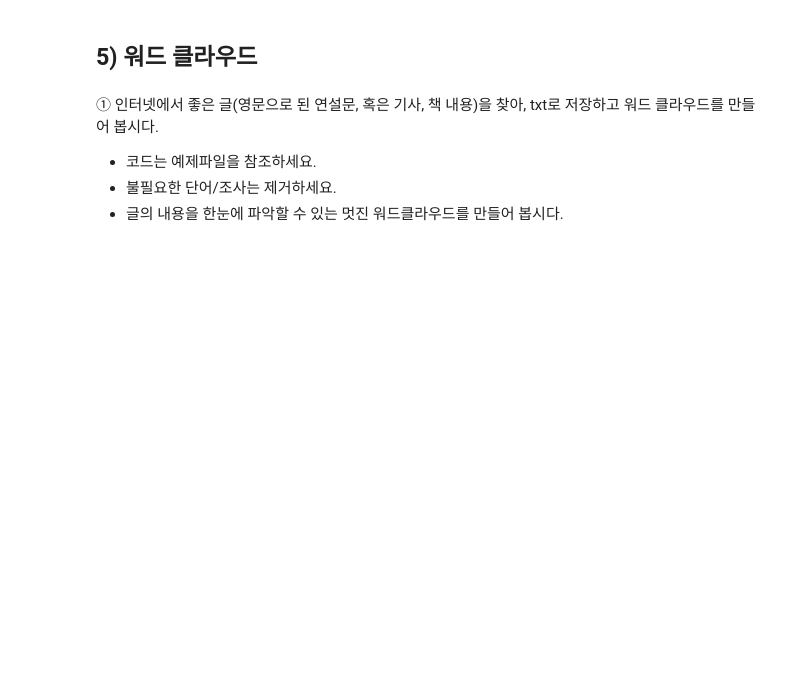
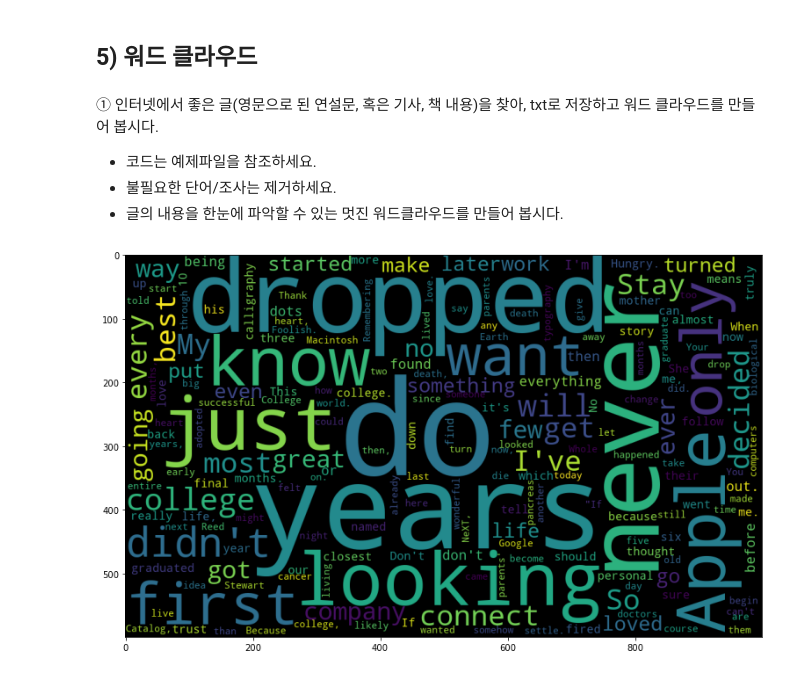
Before and after one commit to zzzanswns/KT-21-12-23, a Jupyter notebook: 14과 [실습] 파일 다루기.ipynb, the cells around one changed output. Cells and saved outputs as stored; diff of their text form; code cells hidden in the pictures; blank space fills up the shorter version.

```diff
--- a/14과 [실습] 파일 다루기.ipynb
+++ b/14과 [실습] 파일 다루기.ipynb
@@ -106,3 +106,30 @@ f.close()
 * 코드는 예제파일을 참조하세요.
 * 불필요한 단어/조사는 제거하세요.
 * 글의 내용을 한눈에 파악할 수 있는 멋진 워드클라우드를 만들어 봅시다.
+# %%
+# ① 파일을 읽어서 단어 단위로 쪼갭니다.
+# 먼저 텍스트 파일을 읽고.
+file = open('Commencement Address at Stanford University.txt', "r", encoding='UTF8')
+text = file.read()
+file.close()
+
+# 텍스트들을 단어 단위로 잘라 리스트에 담습니다.
+wordList = text.split()
+# %%
+# ② 단어별 빈도수를 계산하여 저장합니다.(여기서는 딕셔너리에 저장)
+
+# Unique word 저장 : set으로 변환하는 이유는 중복된 값을 없애주기 때문.
+worduniq = set(wordList)
+
+# 단어와 빈도수를 담을 빈 딕셔너리 공간.
+wordCount = {}
+
+# 단어별로 갯수를 count 해서 딕셔너리에 저장.
+for w in worduniq:
+    wordCount[w] = wordList.count(w)
+
+# 조사들은 제외합시다.
+del_word = ['the','a','is','of','on','that','this','and','be']
+for w in del_word :
+    if w in wordCount :
+        del wordCount[w]
@@ -108,0 +146,11 @@ f.close()
+# %%
+from wordcloud import WordCloud
+import matplotlib.pyplot as plt
+
+# word cloud 그리기
+wordcloud = WordCloud(width = 1000, height = 600).generate_from_frequencies(wordCount)
+plt.figure(figsize=(15,8))
+plt.imshow(wordcloud)
+plt.show()
+# %% [output]
+[figure, added]
```
Also changed, not shown: parts of 2 cells of this notebook.
